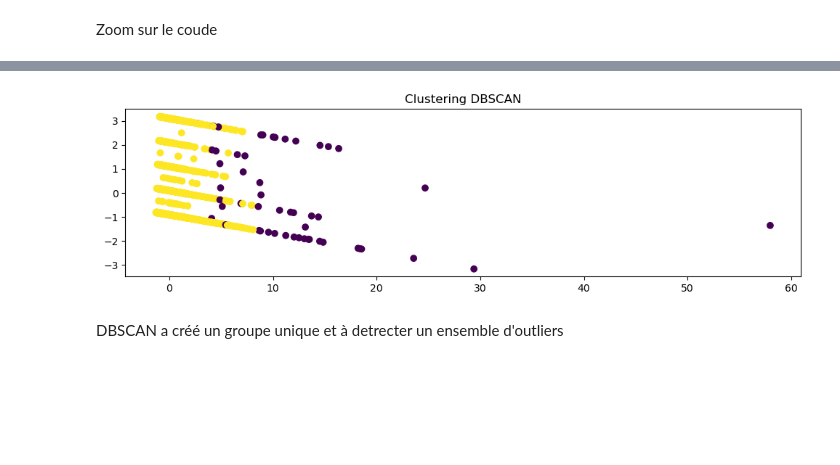
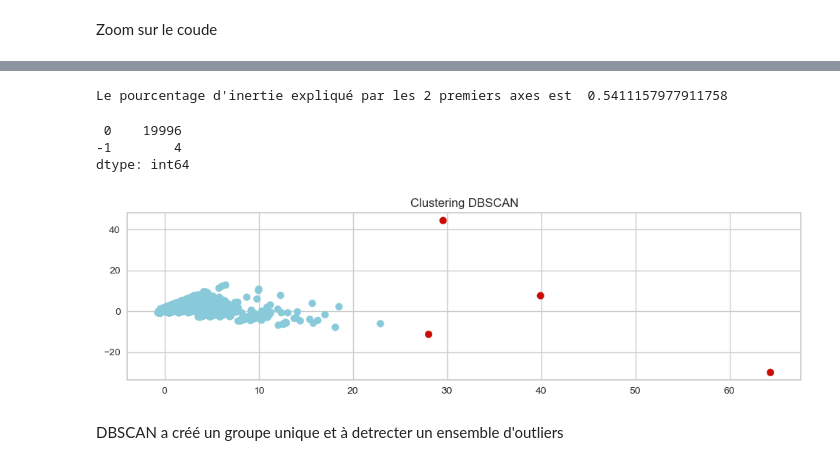
Before and after one commit to kevin-EK/OC-DS-P5-Segmentez-des-clients-d-un-site-e-commerce, a Jupyter notebook: Clustering.ipynb, the cells around one changed output, grey strips where cells are left out. Cells and saved outputs as stored; diff of their text form; code cells hidden in the pictures; blank space fills up the shorter version.

```diff
--- a/Clustering.ipynb
+++ b/Clustering.ipynb
@@ -348,0 +482,13 @@ pd.Series(cah_labels).value_counts().plot(kind='bar')
+# %%
+%%time
+
+fig = plt.figure(figsize=(12,4))
+
+cls = KMeans(n_clusters=100,init = 'random',n_init=20)
+cls.fit(X_norm)
+centres = cls.cluster_centers_
+
+ax = fig.add_subplot(111)
+Z = linkage(centres,method='ward')
+_ = dendrogram(Z,p=30,truncate_mode='lastp',ax=ax)
+ax.set_title('ward link')
@@ -575,0 +643,11 @@ pd.Series(labels).value_counts().plot(kind='bar')
+# %%
+%%time
+from yellowbrick.cluster import intercluster_distance
+from sklearn.cluster import MiniBatchKMeans
+
+couleurs = ['b', 'g', 'r', 'c', 'm', 'y', 'k', 'w']
+_, counts = np.unique(clustersCAH, return_counts=True)
+
+
+visualizer = intercluster_distance(estimator=MiniBatchKMeans(6, random_state=777,batch_size=2048),
+                                   embedding='mds', X=X_norm)
@@ -807,0 +857,2 @@ BEst epsion trouvé à 2.84
+# %%
+X_red = X_norm[np.random.choice(range(X_norm.shape[0]),replace=False, size=20000),:]
@@ -808,16 +896,28 @@ BEst epsion trouvé à 2.84
+# %%
+pcaRed = PCA()
+pcaRed.fit(X_red)
+print("Le pourcentage d'inertie expliqué par les 2 premiers axes est ", pcaRed.explained_variance_ratio_.cumsum()[1])
+X_projRed=pcaRed.transform(X_red)
+
+dbscan = DBSCAN(eps=10, metric='euclidean',min_samples=2 * X_norm.shape[1])
+dbscan.fit(X_red)
+dbscan_labels = dbscan.labels_
+# %% [output]
+Le pourcentage d'inertie expliqué par les 2 premiers axes est  0.5411157977911758
+# %%
+pd.Series(dbscan_labels).value_counts()
+# %% [output]
+ 0    19996
+-1        4
+dtype: int64
 # %%
-dbscan = DBSCAN(eps=round(distances[best_k],2), metric='euclidean',min_samples=2 * X_norm.shape[1])
-dbscan.fit(X_norm)
-dbscan_labels = dbscan.labels_
-
-
 fig = plt.figure(figsize=(12,3))
 
 ax = fig.add_subplot(111)
-plt.scatter(X_proj[:,0],X_proj[:,1],c=dbscan_labels)
+plt.scatter(X_projRed[:,0],X_projRed[:,1],c=[couleurs[i+3] for i in dbscan_labels])
 ax.set_title('Clustering DBSCAN');
 # %% [output]
-[figure, old version]
+[figure, new version]
 # %% [markdown]
 DBSCAN a créé un groupe unique et à detrecter un ensemble d'outliers
 # %% [markdown]
```
Also changed, not shown: parts of 114 cells of this notebook.
